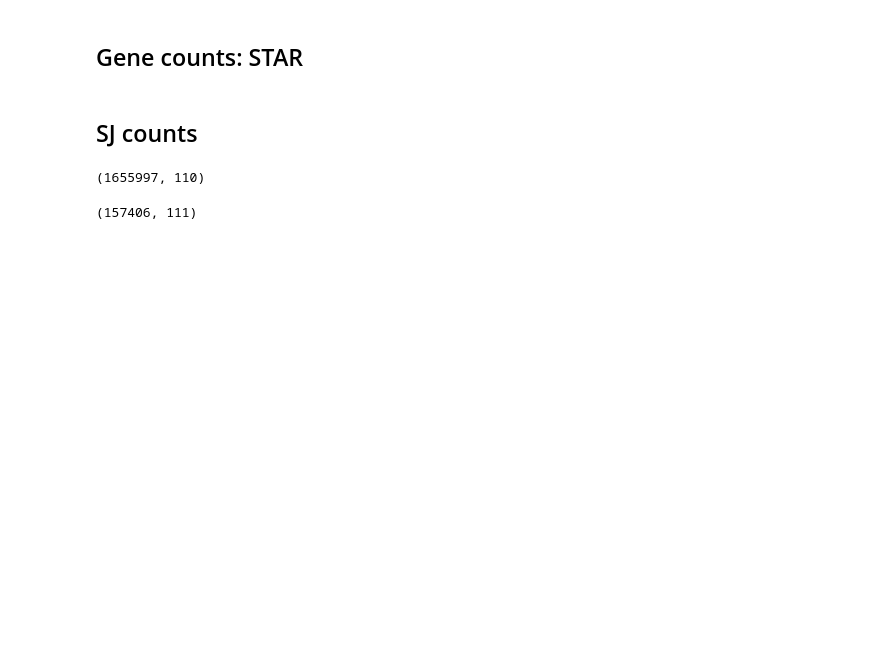
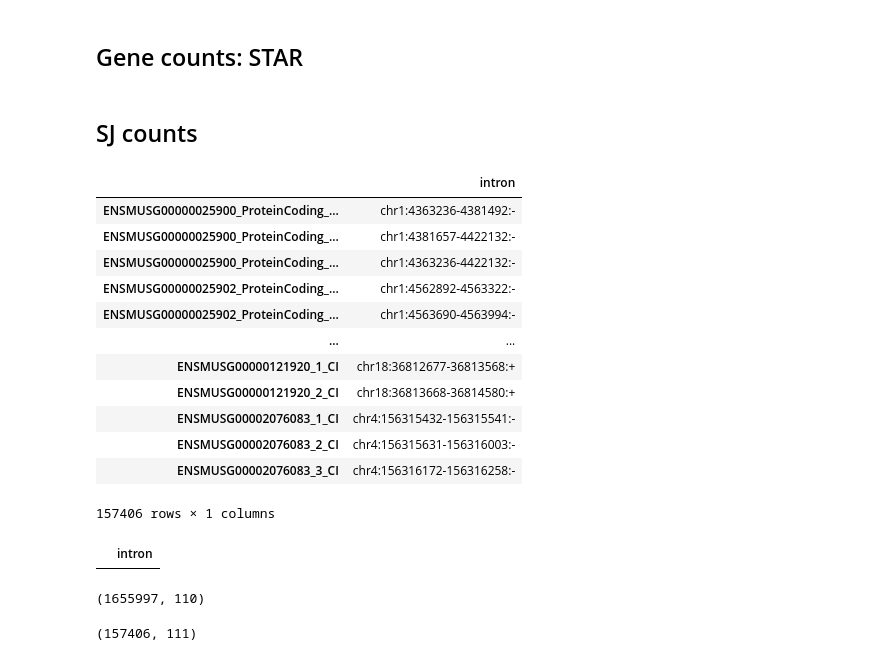
Before and after one commit to reliscu/hahn_2023_cortex, a Jupyter notebook: prep_data.ipynb, the cells around one changed output. Drawn from its saved outputs; the diff is of its cells as text; code cells hidden in the pictures; blank space fills up the shorter version.

```diff
--- a/prep_data.ipynb
+++ b/prep_data.ipynb
@@ -163,6 +163,28 @@ def process_SJ_line(line, idx, sj_counts):
 dtype = np.float64
 intron_file = "/mnt/lareaulab/reliscu/data/GENCODE/GRCm39/psix_annotation/intron_file.tab.gz"
 intron_table = read_intron_file(intron_file)
+# %%
+intron_table
+# %% [output]
+|  | intron |
+| ENSMUSG00000025900_ProteinCoding_... | chr1:4363236-4381492:- |
+| ENSMUSG00000025900_ProteinCoding_... | chr1:4381657-4422132:- |
+| ENSMUSG00000025900_ProteinCoding_... | chr1:4363236-4422132:- |
+| ENSMUSG00000025902_ProteinCoding_... | chr1:4562892-4563322:- |
+| ENSMUSG00000025902_ProteinCoding_... | chr1:4563690-4563994:- |
+| ... | ... |
+| ENSMUSG00000121920_1_CI | chr18:36812677-36813568:+ |
+| ENSMUSG00000121920_2_CI | chr18:36813668-36814580:+ |
+| ENSMUSG00002076083_1_CI | chr4:156315432-156315541:- |
+| ENSMUSG00002076083_2_CI | chr4:156315631-156316003:- |
+| ENSMUSG00002076083_3_CI | chr4:156316172-156316258:- |
+157406 rows × 1 columns
+# %%
+prefix = "ENSMUSG00000035863_ProteinCoding_1"
+rows = intron_table.loc[intron_table.index.str.startswith(prefix)]
+rows
+# %% [output]
+|  | intron |
 # %%
 samples = os.listdir("processed/STAR")
 samples = [s for s in samples if re.search("SR*", s)]
```
